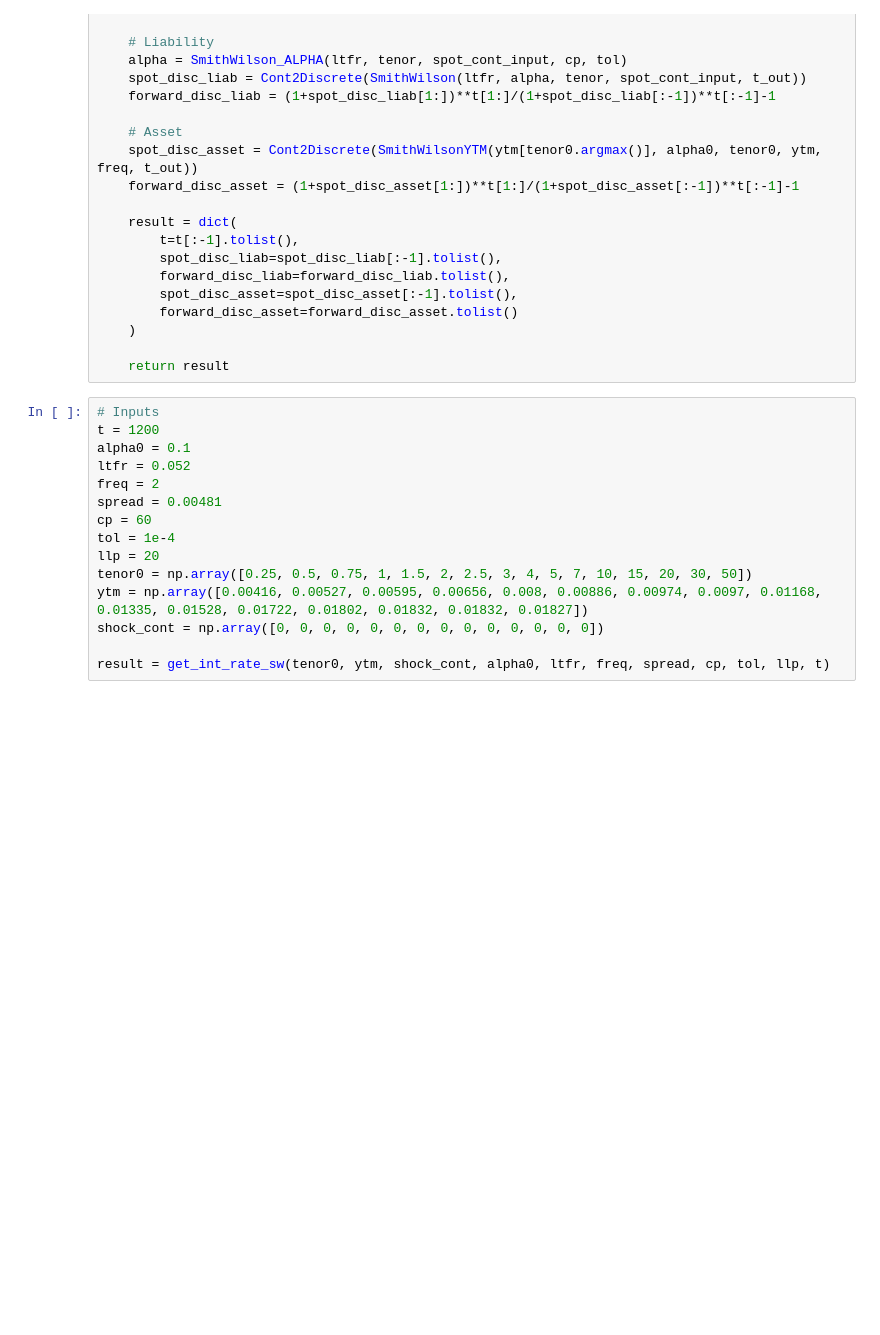
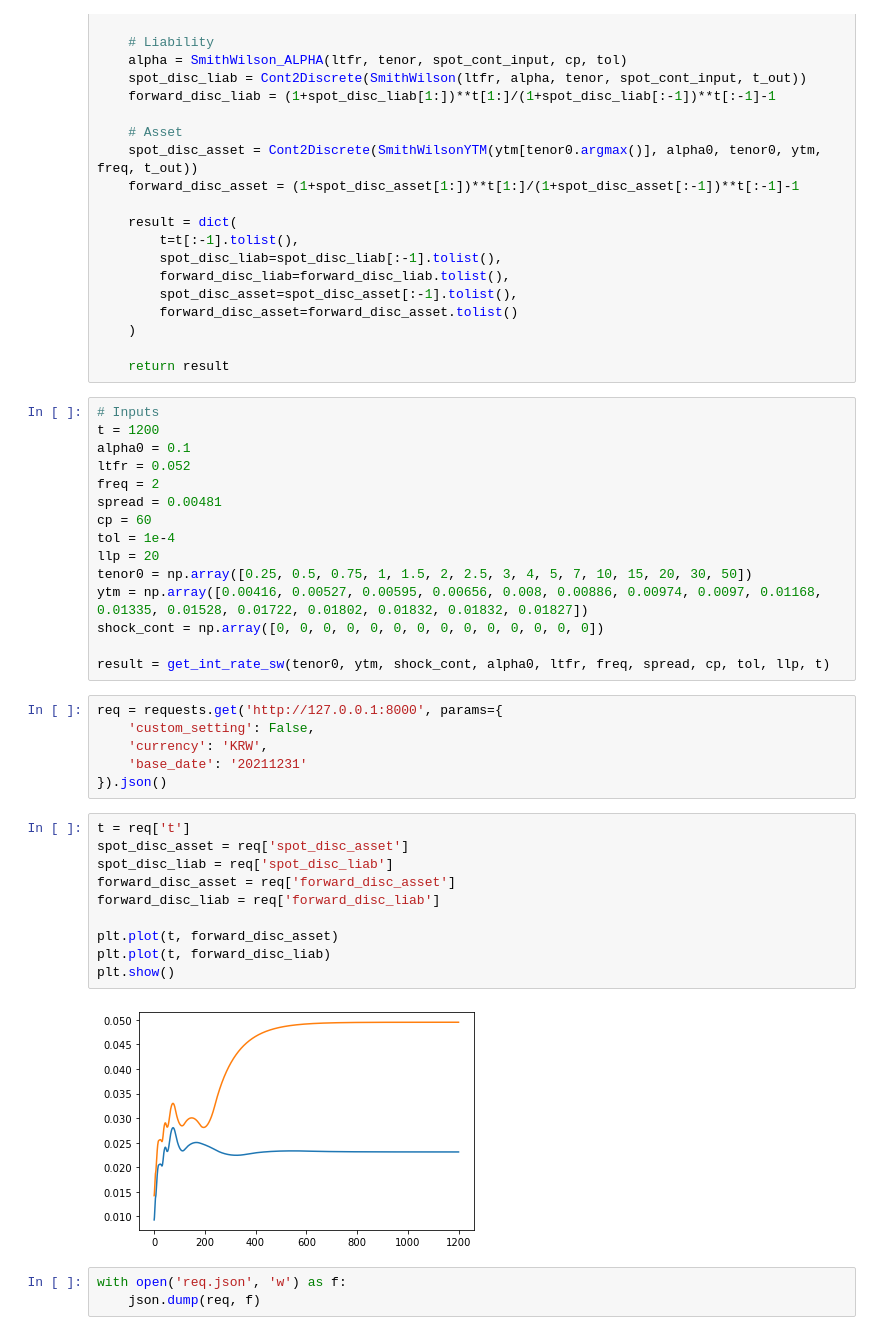
Before and after one commit to lee3jjang/fss_scenario, a Jupyter notebook: 할인율 생성기_20220128.ipynb, the cells around one changed output. Saved outputs shown, nothing was run; the diff lists cells and outputs as text; blank space fills up the shorter version.

```diff
--- a/할인율 생성기_20220128.ipynb
+++ b/할인율 생성기_20220128.ipynb
@@ -309,3 +312,24 @@ ytm = np.array([0.00416, 0.00527, 0.00595, 0.00656, 0.008, 0.00886, 0.00974, 0.0
 shock_cont = np.array([0, 0, 0, 0, 0, 0, 0, 0, 0, 0, 0, 0, 0, 0])
 
 result = get_int_rate_sw(tenor0, ytm, shock_cont, alpha0, ltfr, freq, spread, cp, tol, llp, t)
+# %%
+req = requests.get('http://127.0.0.1:8000', params={
+    'custom_setting': False,
+    'currency': 'KRW',
+    'base_date': '20211231'
+}).json()
+# %%
+t = req['t']
+spot_disc_asset = req['spot_disc_asset']
+spot_disc_liab = req['spot_disc_liab']
+forward_disc_asset = req['forward_disc_asset']
+forward_disc_liab = req['forward_disc_liab']
+
+plt.plot(t, forward_disc_asset)
+plt.plot(t, forward_disc_liab)
+plt.show()
+# %% [output]
+[figure, added]
+# %%
+with open('req.json', 'w') as f:
+    json.dump(req, f)
```
Also changed, not shown: parts of 1 cell of this notebook, 16 other files.
